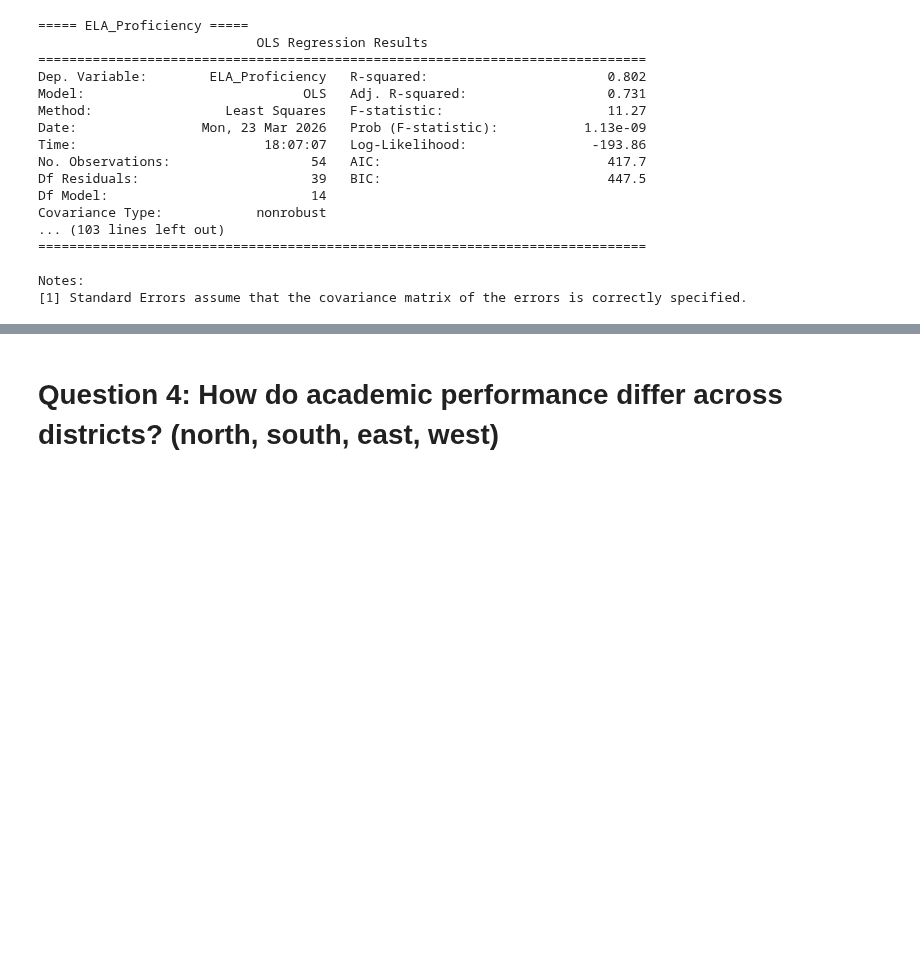
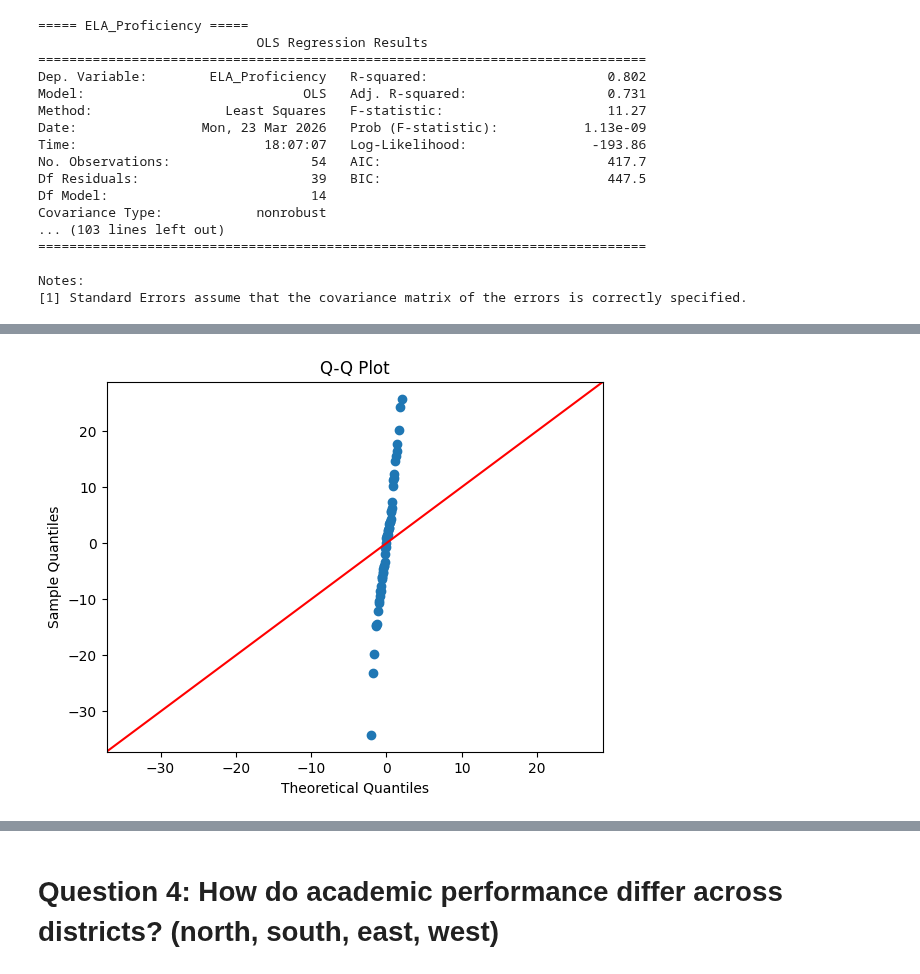
Before and after one commit to IshitaSingh23/STUDENT-MEALS, a Jupyter notebook: EDA.ipynb, the cells around one changed output, grey strips where cells are left out. Cells and saved outputs as stored; diff of their text form; code cells hidden in the pictures; blank space fills up the shorter version.

```diff
--- a/EDA.ipynb
+++ b/EDA.ipynb
@@ -1068,0 +1075,6 @@ Notes:
+# %%
+sm.qqplot(residuals, line='45')
+plt.title("Q-Q Plot")
+plt.show()
+# %% [output]
+[figure, added]
```
Also changed, not shown: parts of 7 cells of this notebook, 7 other files.
